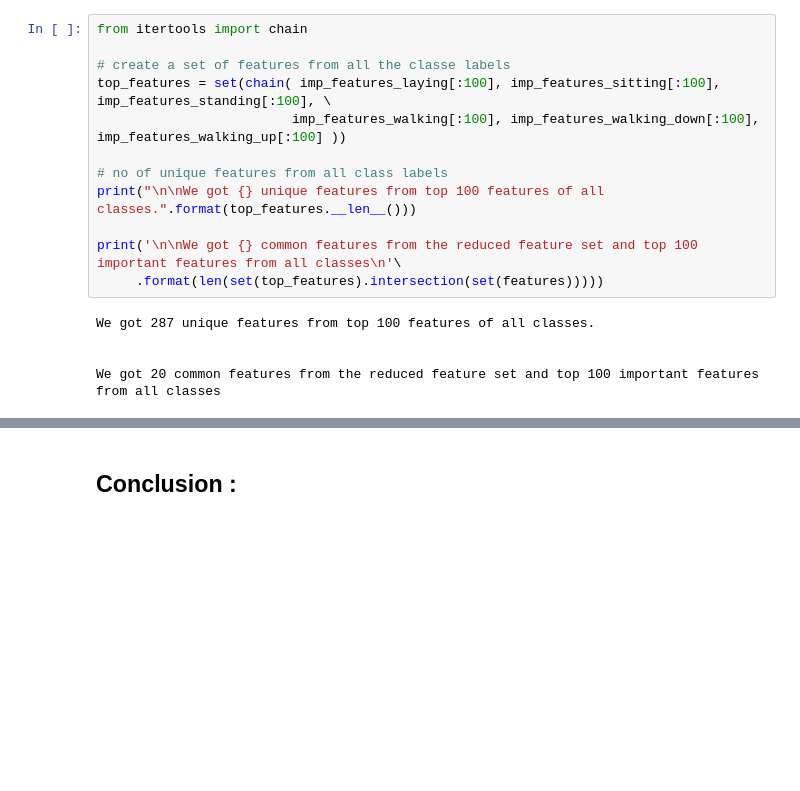
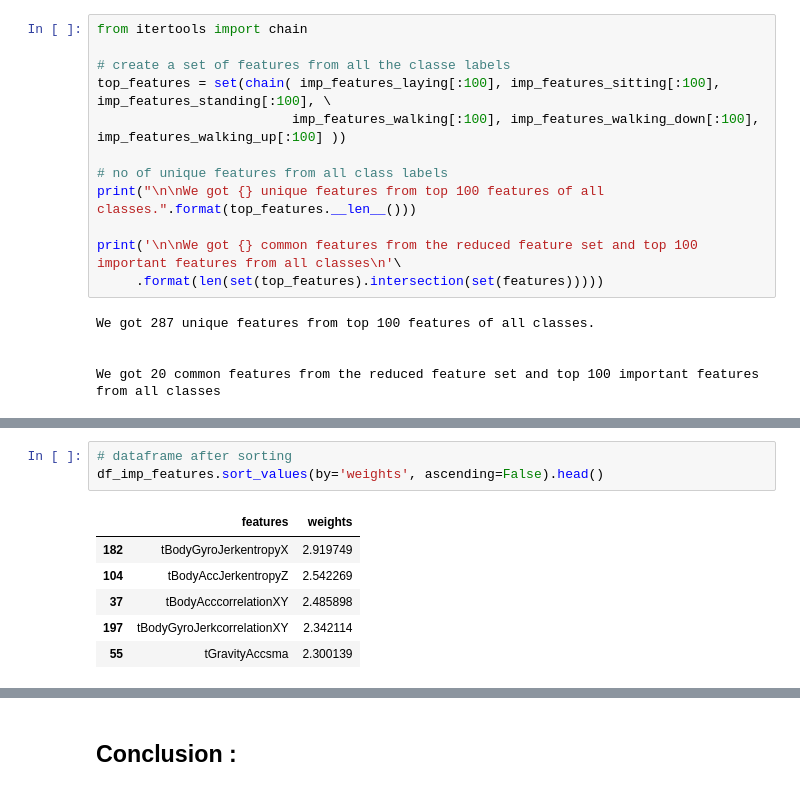
Before and after one commit to ramsane/HumanActivityRecognition, a Jupyter notebook: HAR_EDA.ipynb, the cells around one changed output, grey strips where cells are left out. Drawn from its saved outputs; the diff is of its cells as text; blank space fills up the shorter version.

```diff
--- a/HAR_EDA.ipynb
+++ b/HAR_EDA.ipynb
@@ -567,0 +623,10 @@ set(top_features).intersection(set(features))
+# %%
+# dataframe after sorting
+df_imp_features.sort_values(by='weights', ascending=False).head()
+# %% [output]
+|  | features | weights |
+| 182 | tBodyGyroJerkentropyX | 2.919749 |
+| 104 | tBodyAccJerkentropyZ | 2.542269 |
+| 37 | tBodyAcccorrelationXY | 2.485898 |
+| 197 | tBodyGyroJerkcorrelationXY | 2.342114 |
+| 55 | tGravityAccsma | 2.300139 |
```
Also changed, not shown: parts of 28 cells of this notebook.
